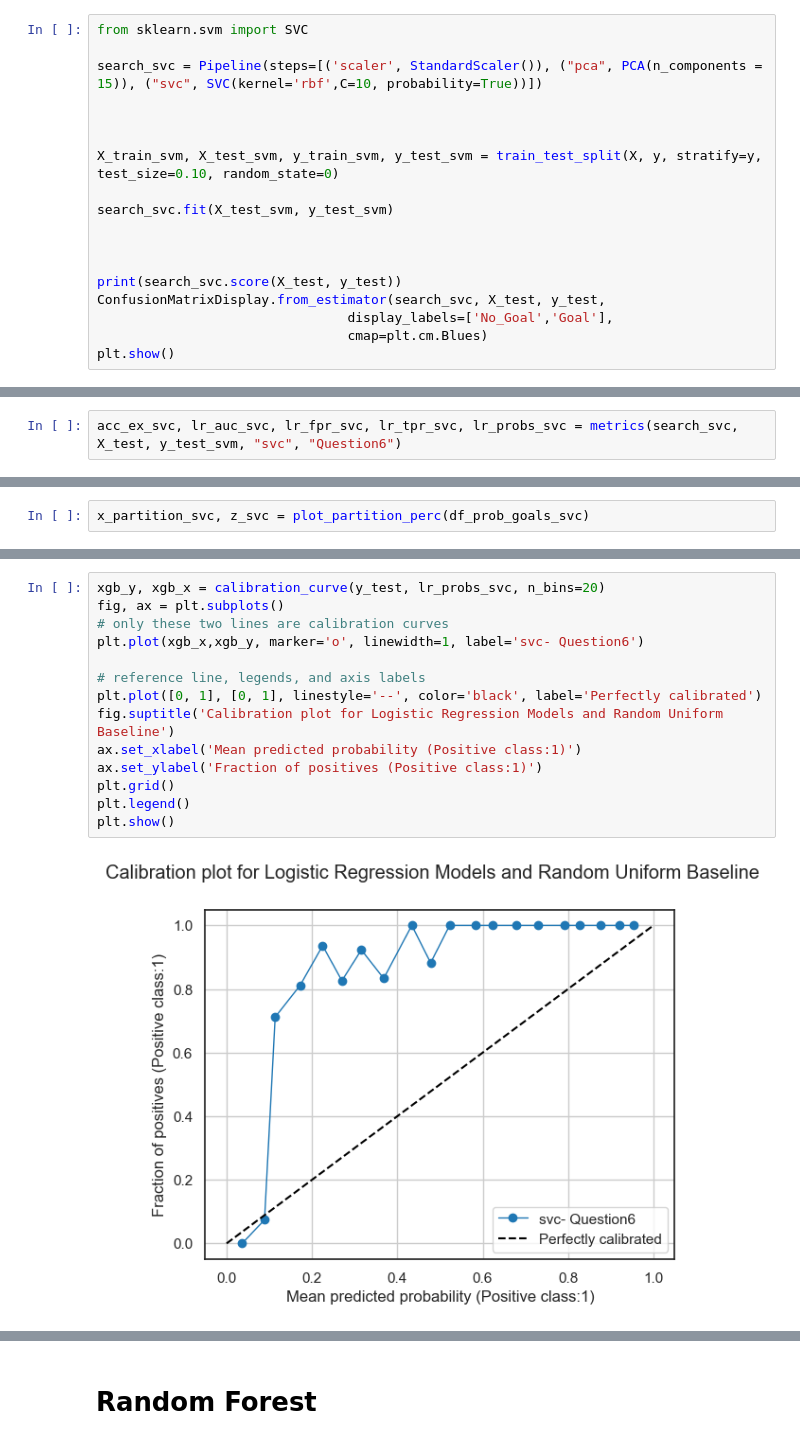
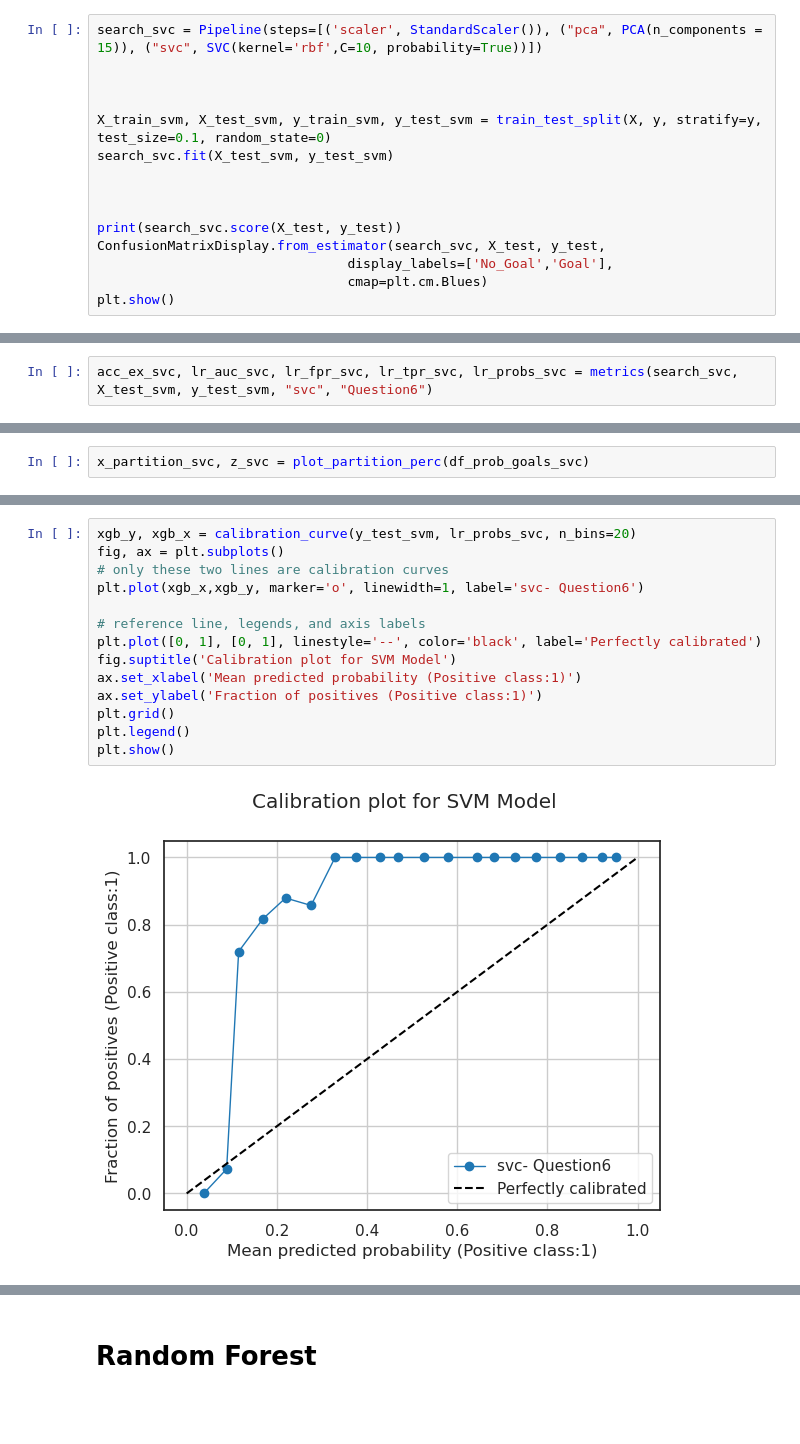
Before and after one commit to mina-parham/IFT6758-Project, a Jupyter notebook: notebooks/Milestone2_task6.ipynb, the cells around one changed output, grey strips where cells are left out. Drawn from its saved outputs; the diff is of its cells as text; blank space fills up the shorter version.

```diff
--- a/notebooks/Milestone2_task6.ipynb
+++ b/notebooks/Milestone2_task6.ipynb
@@ -320,14 +332,11 @@ experiment_best_model6.end()
 # %%
 from sklearn.svm import SVC
 # %%
-from sklearn.svm import SVC
-
 search_svc = Pipeline(steps=[('scaler', StandardScaler()), ("pca", PCA(n_components = 15)), ("svc", SVC(kernel='rbf',C=10, probability=True))])
 
 
 
-X_train_svm, X_test_svm, y_train_svm, y_test_svm = train_test_split(X, y, stratify=y, test_size=0.10, random_state=0)
-
+X_train_svm, X_test_svm, y_train_svm, y_test_svm = train_test_split(X, y, stratify=y, test_size=0.1, random_state=0)
 search_svc.fit(X_test_svm, y_test_svm)
 
 
@@ -343,3 +352,3 @@ plt.show()
 # %%
-acc_ex_svc, lr_auc_svc, lr_fpr_svc, lr_tpr_svc, lr_probs_svc = metrics(search_svc, X_test, y_test_svm, "svc", "Question6")
+acc_ex_svc, lr_auc_svc, lr_fpr_svc, lr_tpr_svc, lr_probs_svc = metrics(search_svc, X_test_svm, y_test_svm, "svc", "Question6")
 # %% [output]
@@ -391,16 +400,16 @@ plt.show()
 # %%
-xgb_y, xgb_x = calibration_curve(y_test, lr_probs_svc, n_bins=20)
+xgb_y, xgb_x = calibration_curve(y_test_svm, lr_probs_svc, n_bins=20)
 fig, ax = plt.subplots()
 # only these two lines are calibration curves
 plt.plot(xgb_x,xgb_y, marker='o', linewidth=1, label='svc- Question6')
 
 # reference line, legends, and axis labels
 plt.plot([0, 1], [0, 1], linestyle='--', color='black', label='Perfectly calibrated')
-fig.suptitle('Calibration plot for Logistic Regression Models and Random Uniform Baseline')
+fig.suptitle('Calibration plot for SVM Model')
 ax.set_xlabel('Mean predicted probability (Positive class:1)')
 ax.set_ylabel('Fraction of positives (Positive class:1)')
 plt.grid()
 plt.legend()
 plt.show()
 # %% [output]
-[figure, old version]
+[figure, new version]
```
Also changed, not shown: parts of 40 cells of this notebook, 1 other file.
